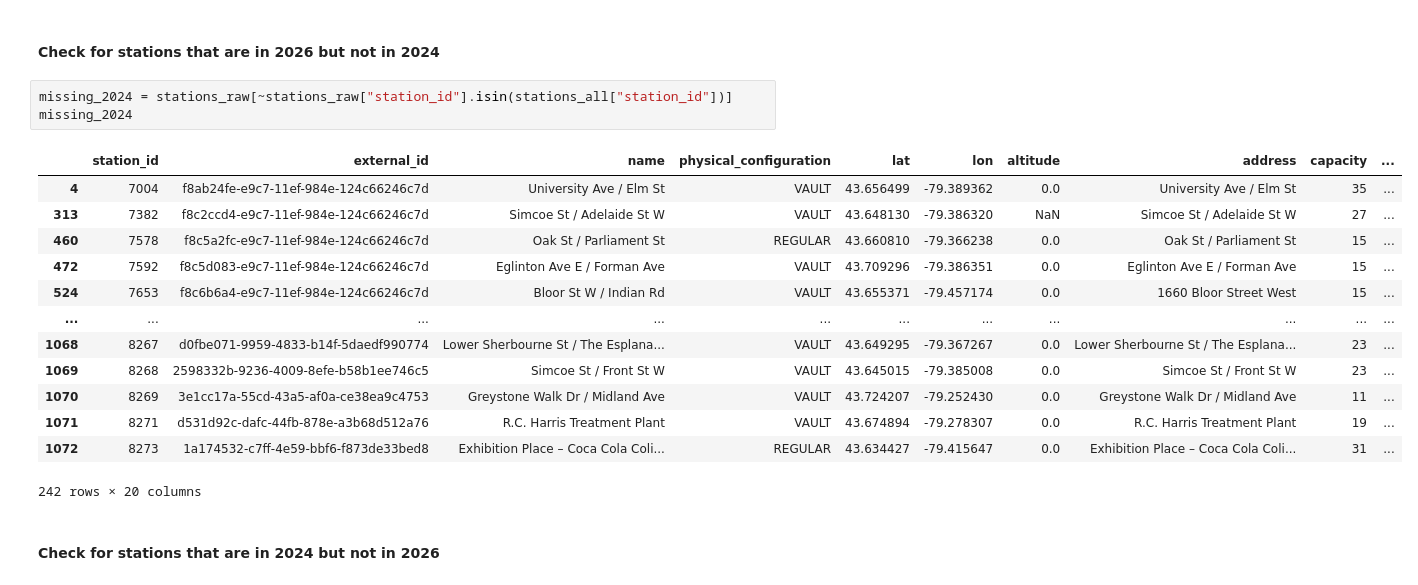
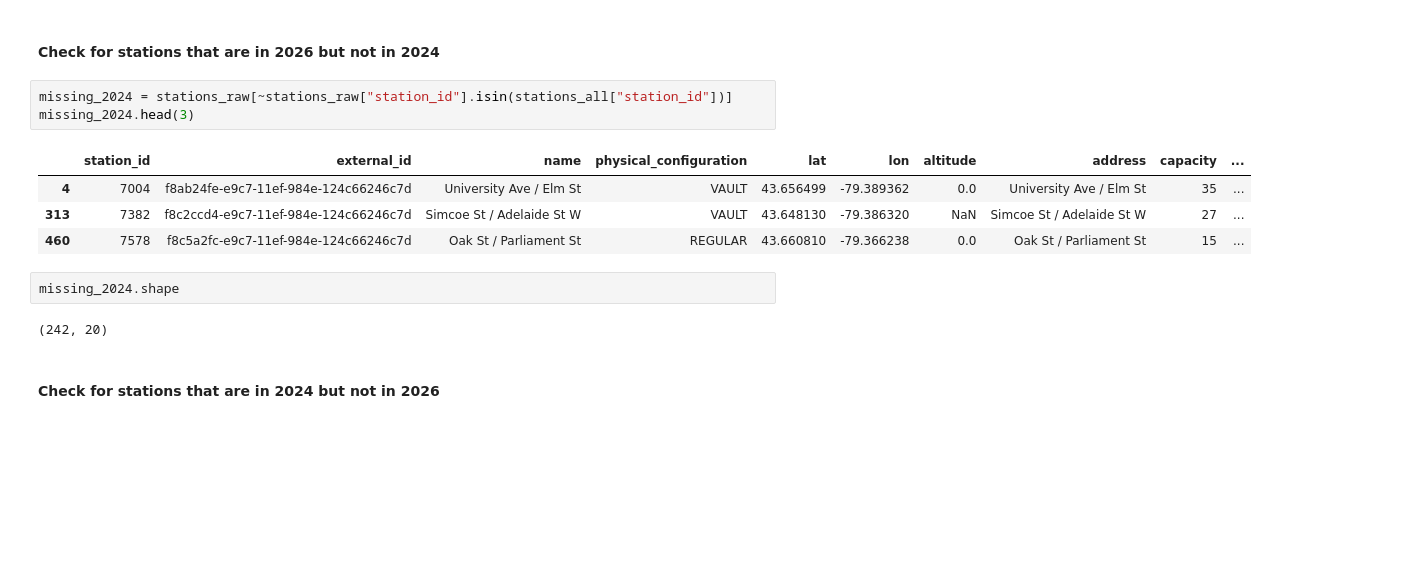
Before and after one commit to pprateekk/bikeshare-toronto-data-model, a Jupyter notebook: explore_data.ipynb, the cells around one changed output. Saved outputs shown, nothing was run; the diff lists cells and outputs as text; blank space fills up the shorter version.

```diff
--- a/explore_data.ipynb
+++ b/explore_data.ipynb
@@ -397,21 +374,16 @@ stations_all[stations_all["station_id"] == 7647]
 #### Check for stations that are in 2026 but not in 2024
 # %%
 missing_2024 = stations_raw[~stations_raw["station_id"].isin(stations_all["station_id"])]
-missing_2024
+missing_2024.head(3)
 # %% [output]
 |  | station_id | external_id | name | physical_configuration | lat | lon | altitude | address | capacity | ... |
 | 4 | 7004 | f8ab24fe-e9c7-11ef-984e-124c66246c7d | University Ave / Elm St | VAULT | 43.656499 | -79.389362 | 0.0 | University Ave / Elm St | 35 | ... |
 | 313 | 7382 | f8c2ccd4-e9c7-11ef-984e-124c66246c7d | Simcoe St / Adelaide St W | VAULT | 43.648130 | -79.386320 | NaN | Simcoe St / Adelaide St W | 27 | ... |
 | 460 | 7578 | f8c5a2fc-e9c7-11ef-984e-124c66246c7d | Oak St / Parliament St | REGULAR | 43.660810 | -79.366238 | 0.0 | Oak St / Parliament St | 15 | ... |
-| 472 | 7592 | f8c5d083-e9c7-11ef-984e-124c66246c7d | Eglinton Ave E / Forman Ave | VAULT | 43.709296 | -79.386351 | 0.0 | Eglinton Ave E / Forman Ave | 15 | ... |
-| 524 | 7653 | f8c6b6a4-e9c7-11ef-984e-124c66246c7d | Bloor St W / Indian Rd | VAULT | 43.655371 | -79.457174 | 0.0 | 1660 Bloor Street West | 15 | ... |
-| ... | ... | ... | ... | ... | ... | ... | ... | ... | ... | ... |
-| 1068 | 8267 | d0fbe071-9959-4833-b14f-5daedf990774 | Lower Sherbourne St / The Esplana... | VAULT | 43.649295 | -79.367267 | 0.0 | Lower Sherbourne St / The Esplana... | 23 | ... |
-| 1069 | 8268 | 2598332b-9236-4009-8efe-b58b1ee746c5 | Simcoe St / Front St W | VAULT | 43.645015 | -79.385008 | 0.0 | Simcoe St / Front St W | 23 | ... |
-| 1070 | 8269 | 3e1cc17a-55cd-43a5-af0a-ce38ea9c4753 | Greystone Walk Dr / Midland Ave | VAULT | 43.724207 | -79.252430 | 0.0 | Greystone Walk Dr / Midland Ave | 11 | ... |
-| 1071 | 8271 | d531d92c-dafc-44fb-878e-a3b68d512a76 | R.C. Harris Treatment Plant | VAULT | 43.674894 | -79.278307 | 0.0 | R.C. Harris Treatment Plant | 19 | ... |
-| 1072 | 8273 | 1a174532-c7ff-4e59-bbf6-f873de33bed8 | Exhibition Place – Coca Cola Coli... | REGULAR | 43.634427 | -79.415647 | 0.0 | Exhibition Place – Coca Cola Coli... | 31 | ... |
-242 rows × 20 columns
+# %%
+missing_2024.shape
+# %% [output]
+(242, 20)
 # %% [markdown]
 #### Check for stations that are in 2024 but not in 2026
 # %%
```
Also changed, not shown: parts of 10 cells of this notebook.
